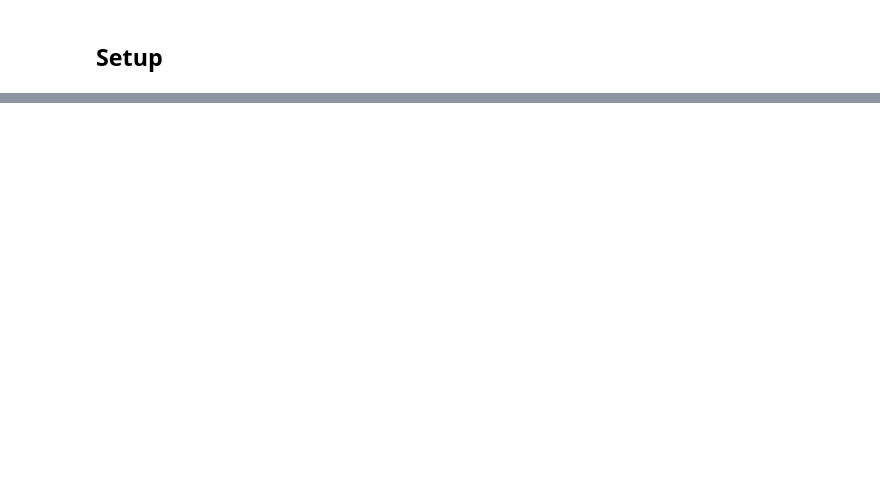
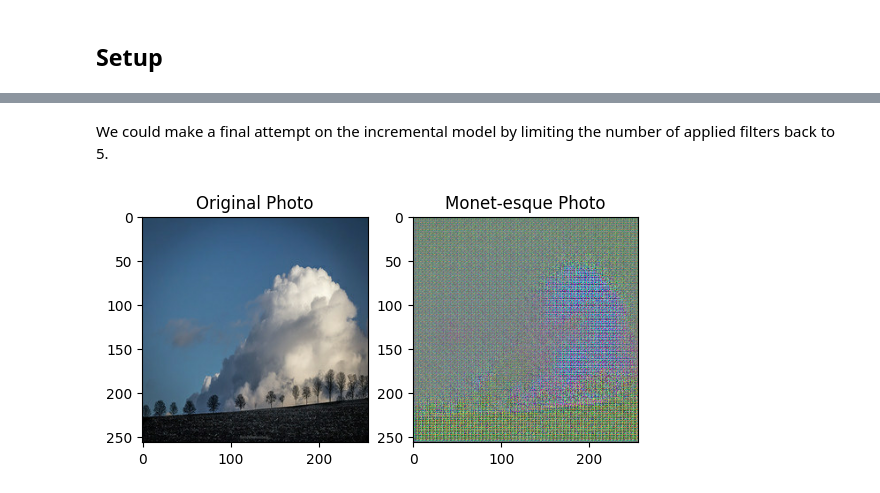
Before and after one commit to IvMonares/Monet_GAN, a Jupyter notebook: GAN.ipynb, the cells around one changed output, grey strips where cells are left out. Cells and saved outputs as stored; diff of their text form; code cells hidden in the pictures; blank space fills up the shorter version.

```diff
--- a/GAN.ipynb
+++ b/GAN.ipynb
@@ -44,0 +547,24 @@ For this project competition, the goal is to generate 7,000 to 10,000 Monet-styl
+# %% [markdown]
+We could make a final attempt on the incremental model by limiting the number of applied filters back to 5.
+# %%
+with strategy.scope():
+    filters = [64, 128, 192, 256, 320]
+
+    monet_generator = Generator(filters) # transforms photos to Monet-esque paintings
+    photo_generator = Generator(filters) # transforms Monet paintings to be more like photos
+
+    monet_discriminator = Discriminator(filters) # differentiates real Monet paintings and generated Monet paintings
+    photo_discriminator = Discriminator(filters) # differentiates real photos and generated photos
+# %%
+to_monet = monet_generator(example_photo)
+
+plt.subplot(1, 2, 1)
+plt.title("Original Photo")
+plt.imshow(example_photo[0] * 0.5 + 0.5)
+
+plt.subplot(1, 2, 2)
+plt.title("Monet-esque Photo")
+plt.imshow(to_monet[0] * 0.5 + 0.5)
+plt.show()
+# %% [output]
+[figure, added]
```
Also changed, not shown: parts of 73 cells of this notebook.
